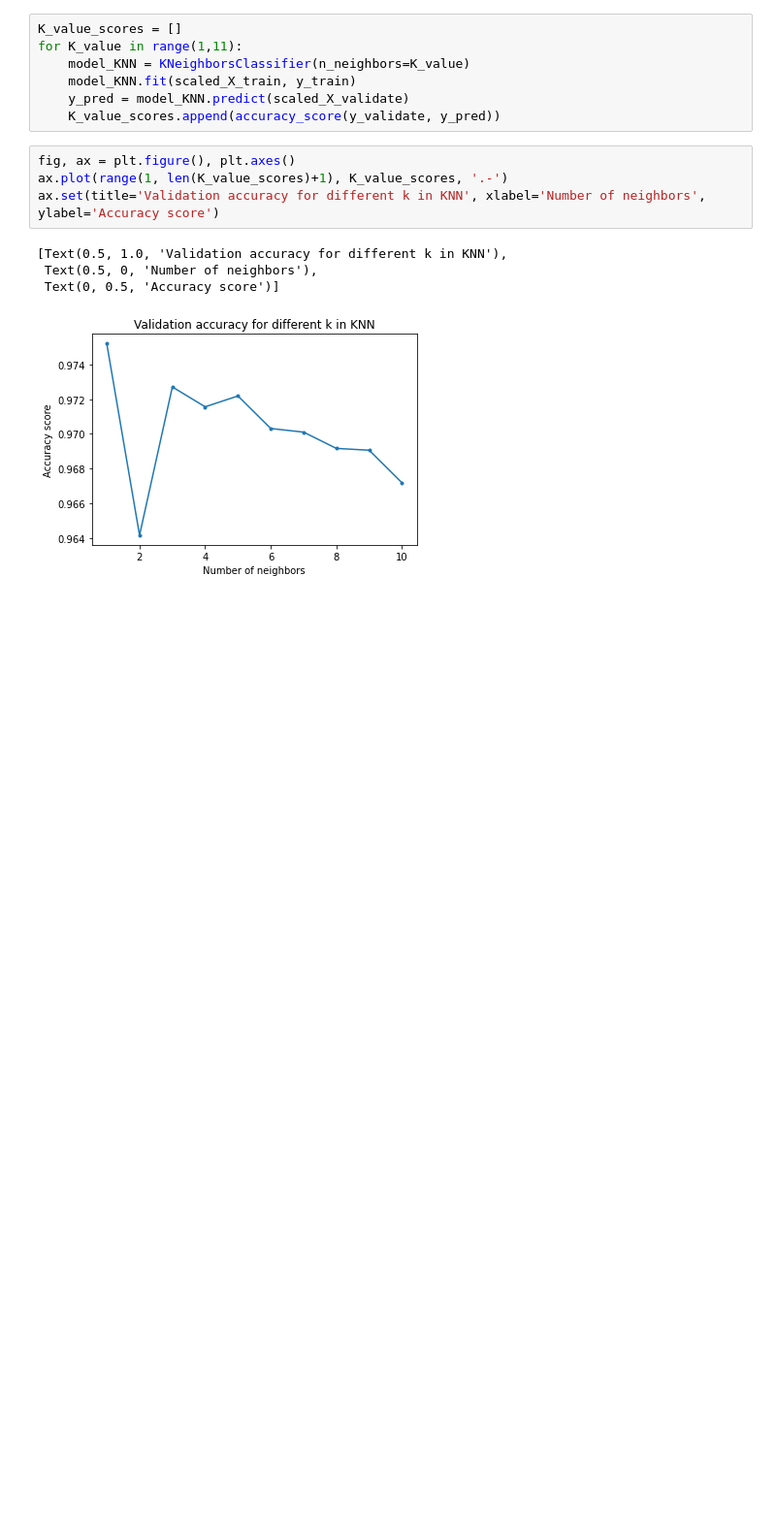
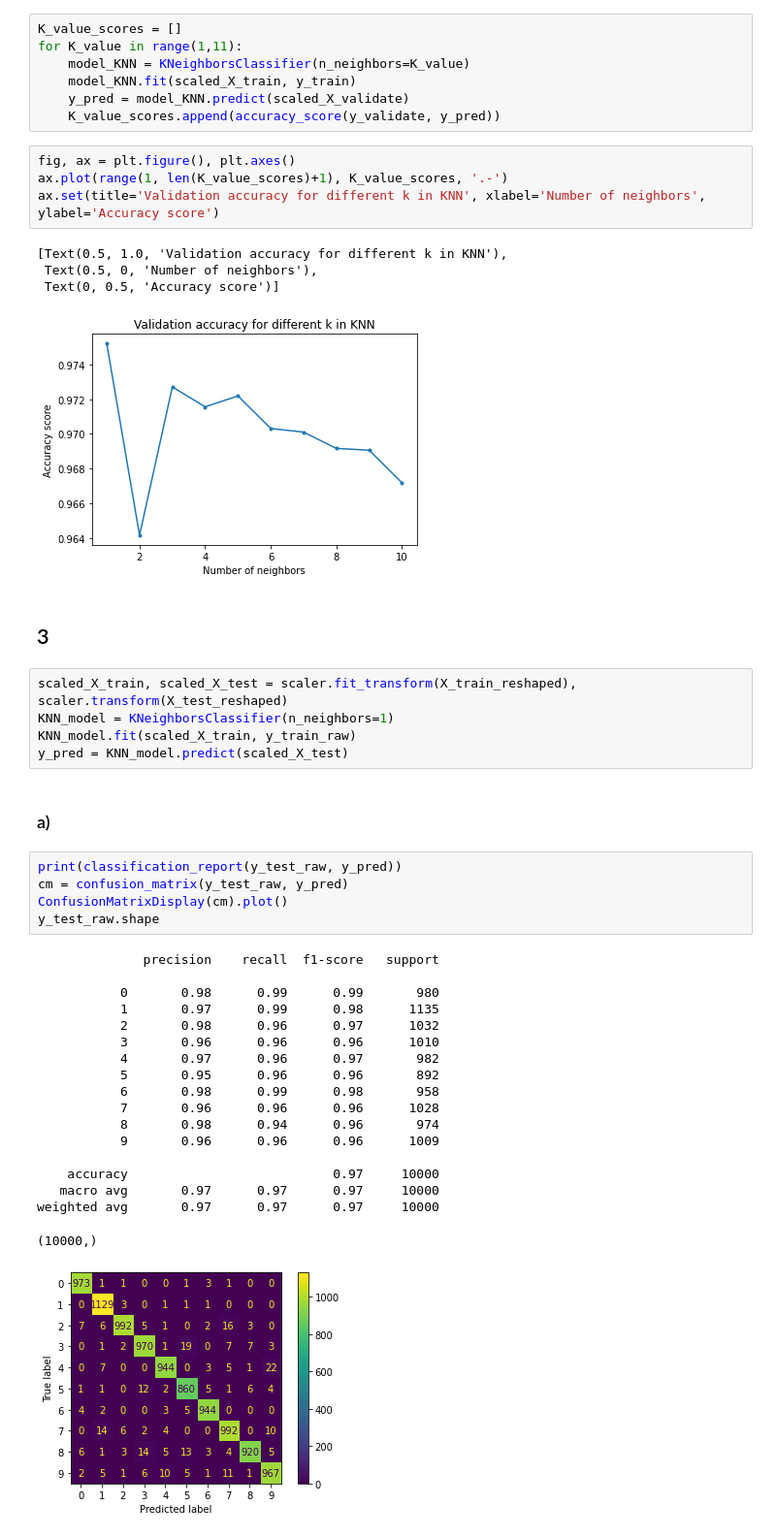
Before and after one commit to felix-tjernberg/machine-learning, a Jupyter notebook: exercises/exersice-5.ipynb, the cells around one changed output. Shown at 97% size. Cells and saved outputs as stored; diff of their text form; blank space fills up the shorter version.

```diff
--- a/exercises/exersice-5.ipynb
+++ b/exercises/exersice-5.ipynb
@@ -84,3 +84,36 @@ ax.set(title='Validation accuracy for different k in KNN', xlabel='Number of nei
  Text(0.5, 0, 'Number of neighbors'),
  Text(0, 0.5, 'Accuracy score')]
 [figure]
+# %% [markdown]
+## 3
+# %%
+scaled_X_train, scaled_X_test = scaler.fit_transform(X_train_reshaped), scaler.transform(X_test_reshaped)
+KNN_model = KNeighborsClassifier(n_neighbors=1)
+KNN_model.fit(scaled_X_train, y_train_raw)
+y_pred = KNN_model.predict(scaled_X_test)
+# %% [markdown]
+### a)
+# %%
+print(classification_report(y_test_raw, y_pred))
+cm = confusion_matrix(y_test_raw, y_pred)
+ConfusionMatrixDisplay(cm).plot()
+y_test_raw.shape
+# %% [output]
+              precision    recall  f1-score   support
+
+           0       0.98      0.99      0.99       980
+           1       0.97      0.99      0.98      1135
+           2       0.98      0.96      0.97      1032
+           3       0.96      0.96      0.96      1010
+           4       0.97      0.96      0.97       982
+           5       0.95      0.96      0.96       892
+           6       0.98      0.99      0.98       958
+           7       0.96      0.96      0.96      1028
+           8       0.98      0.94      0.96       974
+           9       0.96      0.96      0.96      1009
+
+    accuracy                           0.97     10000
+   macro avg       0.97      0.97      0.97     10000
+weighted avg       0.97      0.97      0.97     10000
+(10000,)
+[figure, added]
```
Also changed, not shown: parts of 2 cells of this notebook.
